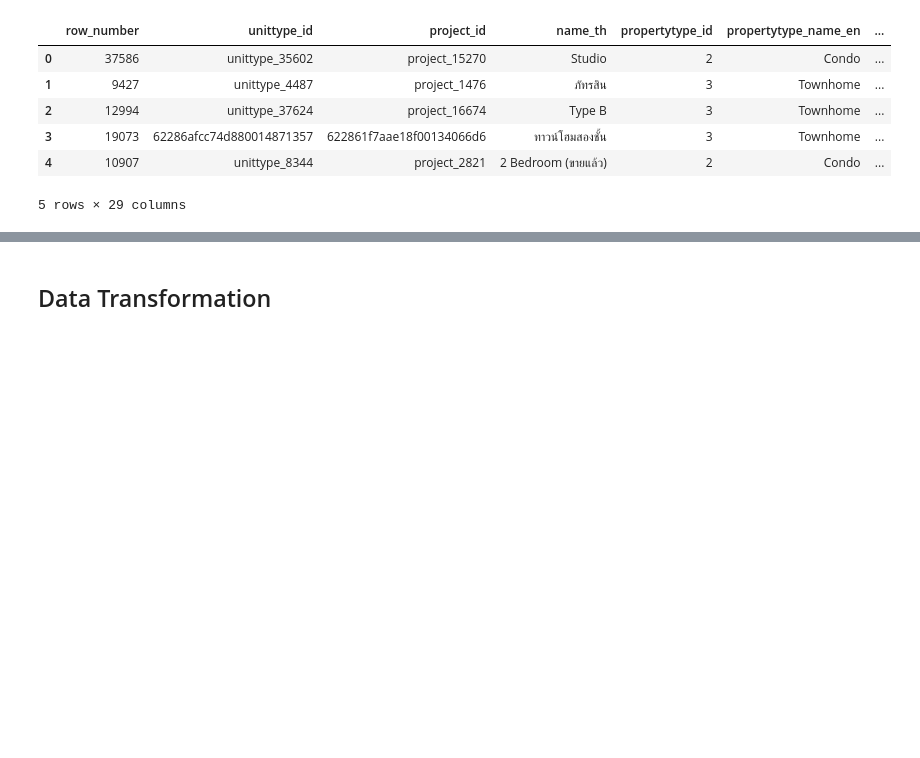
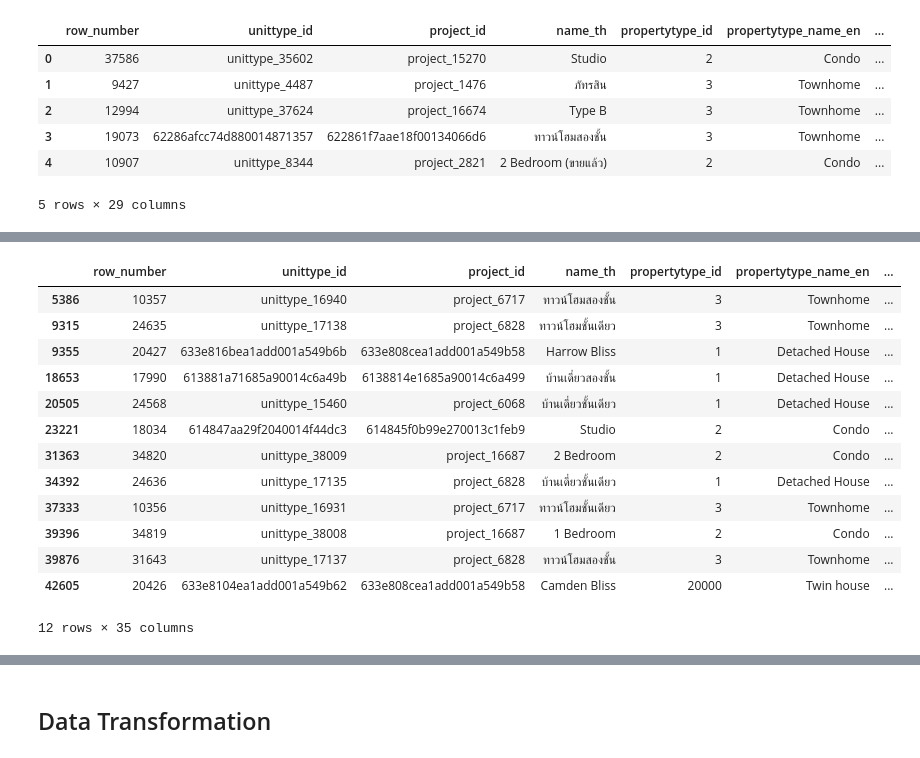
Before and after one commit to kittanaiwisetkhro/BSC_DPDM2025, a Jupyter notebook: Ch3_Data_Preprocessing.ipynb, the cells around one changed output, grey strips where cells are left out. Cells and saved outputs as stored; diff of their text form; code cells hidden in the pictures; blank space fills up the shorter version.

Commit message:
HW3  :  เติมข้อมูล Columns ที่จำเป็น

```diff
--- a/Ch3_Data_Preprocessing.ipynb
+++ b/Ch3_Data_Preprocessing.ipynb
@@ -649,0 +691,16 @@ unit_df.head()
+# %%
+# สร้างรายการคอลัมน์ที่ต้องการดึงมาจาก project_df
+columns_to_map = {
+    'developer_name_th': 'ชื่อผู้พัฒนา',
+    'neighborhood_name_th': 'ชื่อย่าน',
+    'subdistrict_name_th': 'ชื่อตำบล',
+    'district_name_th': 'ชื่ออำเภอ',
+    'province_name_th': 'ชื่อจังหวัด'
+}
+
+# ใช้ Loop เพื่อเติมข้อมูลให้ครบทุกคอลัมน์ที่ต้องการ
+for col_source, col_new_name in columns_to_map.items():
+    unit_df[col_new_name] = unit_df['project_id'].map(project_df_dedup.set_index('project_id')[col_source])
+
+# ตรวจสอบผลลัพธ์ 5 แถวแรก
+unit_df.head()
@@ -649,0 +856,11 @@ unit_df.head()
+# %%
+project_to_dev = (
+    unit_df
+    .dropna(subset=['ชื่อผู้พัฒนา'])
+    .drop_duplicates(subset=['ชื่อโครงการ'])
+    .set_index('ชื่อโครงการ')['ชื่อผู้พัฒนา']
+)
+# %%
+unit_df['ชื่อผู้พัฒนา'] = unit_df['ชื่อผู้พัฒนา'].fillna(
+    unit_df['ชื่อโครงการ'].map(project_to_dev)
+)
@@ -649,0 +871,2 @@ unit_df.head()
+# %%
+unit_df['ชื่อผู้พัฒนา'] = unit_df['ชื่อผู้พัฒนา'].fillna('ไม่ระบุ')
@@ -649,0 +913,19 @@ unit_df.head()
+# %%
+unit_df[
+    unit_df[['ชื่อตำบล', 'ชื่ออำเภอ', 'ชื่อจังหวัด']].isna().any(axis=1)
+]
+# %% [output]
+|  | row_number | unittype_id | project_id | name_th | propertytype_id | propertytype_name_en | ... |
+| 5386 | 10357 | unittype_16940 | project_6717 | ทาวน์โฮมสองชั้น | 3 | Townhome | ... |
+| 9315 | 24635 | unittype_17138 | project_6828 | ทาวน์โฮมชั้นเดียว | 3 | Townhome | ... |
+| 9355 | 20427 | 633e816bea1add001a549b6b | 633e808cea1add001a549b58 | Harrow Bliss | 1 | Detached House | ... |
+| 18653 | 17990 | 613881a71685a90014c6a49b | 6138814e1685a90014c6a499 | บ้านเดี่ยวสองชั้น | 1 | Detached House | ... |
+| 20505 | 24568 | unittype_15460 | project_6068 | บ้านเดี่ยวชั้นเดียว | 1 | Detached House | ... |
+| 23221 | 18034 | 614847aa29f2040014f44dc3 | 614845f0b99e270013c1feb9 | Studio | 2 | Condo | ... |
+| 31363 | 34820 | unittype_38009 | project_16687 | 2 Bedroom | 2 | Condo | ... |
+| 34392 | 24636 | unittype_17135 | project_6828 | บ้านเดี่ยวชั้นเดียว | 1 | Detached House | ... |
+| 37333 | 10356 | unittype_16931 | project_6717 | ทาวน์โฮมชั้นเดียว | 3 | Townhome | ... |
+| 39396 | 34819 | unittype_38008 | project_16687 | 1 Bedroom | 2 | Condo | ... |
+| 39876 | 31643 | unittype_17137 | project_6828 | ทาวน์โฮมสองชั้น | 3 | Townhome | ... |
+| 42605 | 20426 | 633e8104ea1add001a549b62 | 633e808cea1add001a549b58 | Camden Bliss | 20000 | Twin house | ... |
+12 rows × 35 columns
```
Also changed, not shown: parts of 38 cells of this notebook.
